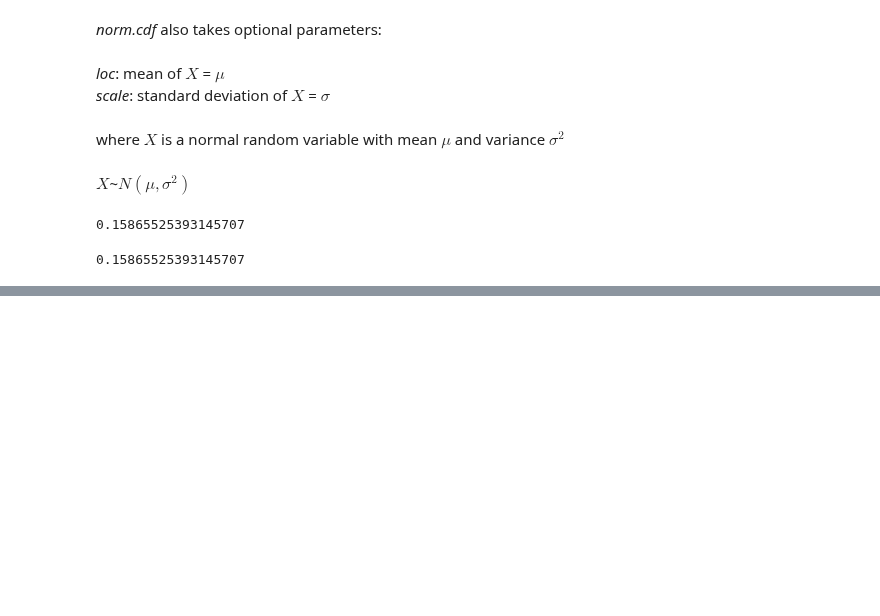
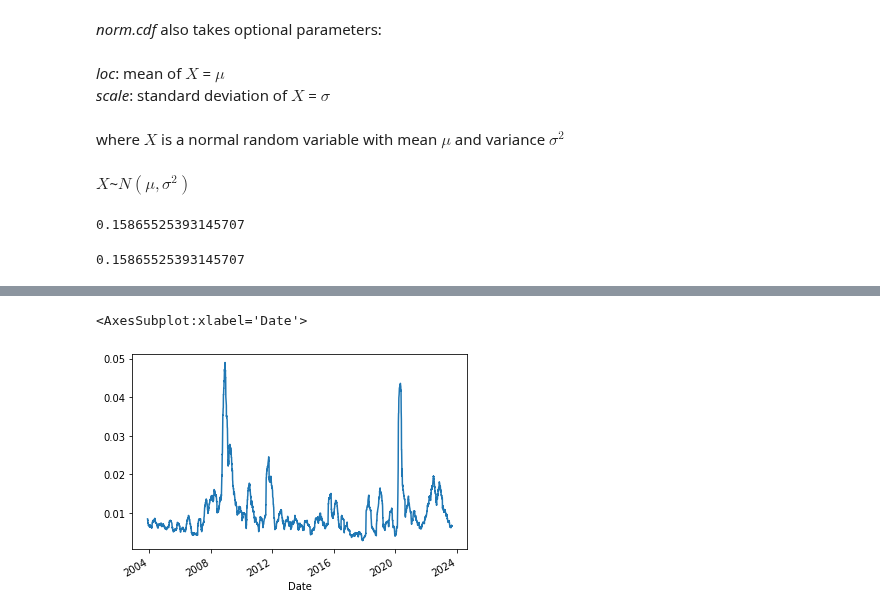
Before and after one commit to adevrent/wqu_mscfe, a Jupyter notebook: Financial Data/M2/L4.ipynb, the cells around one changed output, grey strips where cells are left out. Drawn from its saved outputs; the diff is of its cells as text; code cells hidden in the pictures; blank space fills up the shorter version.

```diff
--- a/Financial Data/M2/L4.ipynb
+++ b/Financial Data/M2/L4.ipynb
@@ -44,0 +59,7 @@ evalNormalCDF(2, 4, 4)  # Same with above.
+# %%
+start = datetime.date.today() - datetime.timedelta(365 * 20)
+end = datetime.date.today()
+
+prices = pd.DataFrame(web.DataReader("^GSPC", start = start, end = end)["Adj Close"])
+prices = prices.rename(columns={"Adj Close":"SP500"})
+prices.tail()
@@ -44,0 +75,4 @@ evalNormalCDF(2, 4, 4)  # Same with above.
+# %%
+df = pd.DataFrame(np.log(prices["SP500"]) - np.log(prices["SP500"].shift(1)))
+df = df.iloc[1:, :]
+df.head()
@@ -44,0 +95,4 @@ evalNormalCDF(2, 4, 4)  # Same with above.
+# %%
+# Is volatility constant?
+df["Vol stdev"] = df["SP500"].rolling(50).std()
+df.tail()
@@ -44,0 +107,6 @@ evalNormalCDF(2, 4, 4)  # Same with above.
+# %%
+df["Vol stdev"].plot()
+# Volatility is NOT constant.
+# %% [output]
+<AxesSubplot:xlabel='Date'>
+[figure, added]
```
Also changed, not shown: parts of 12 cells of this notebook.
